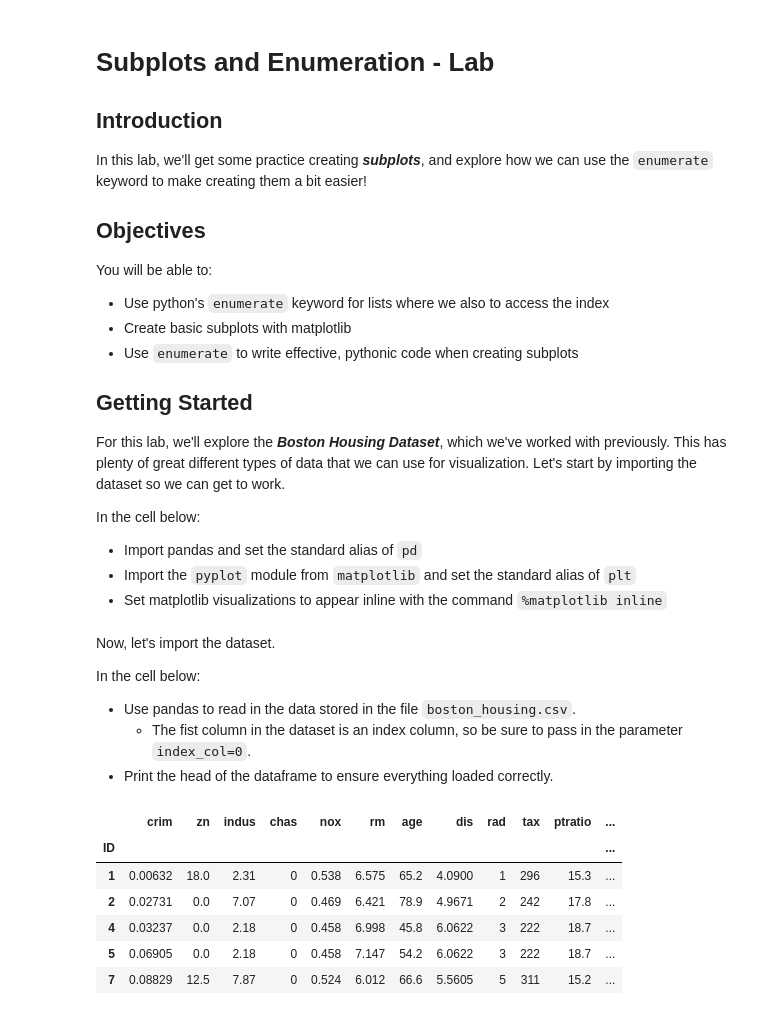
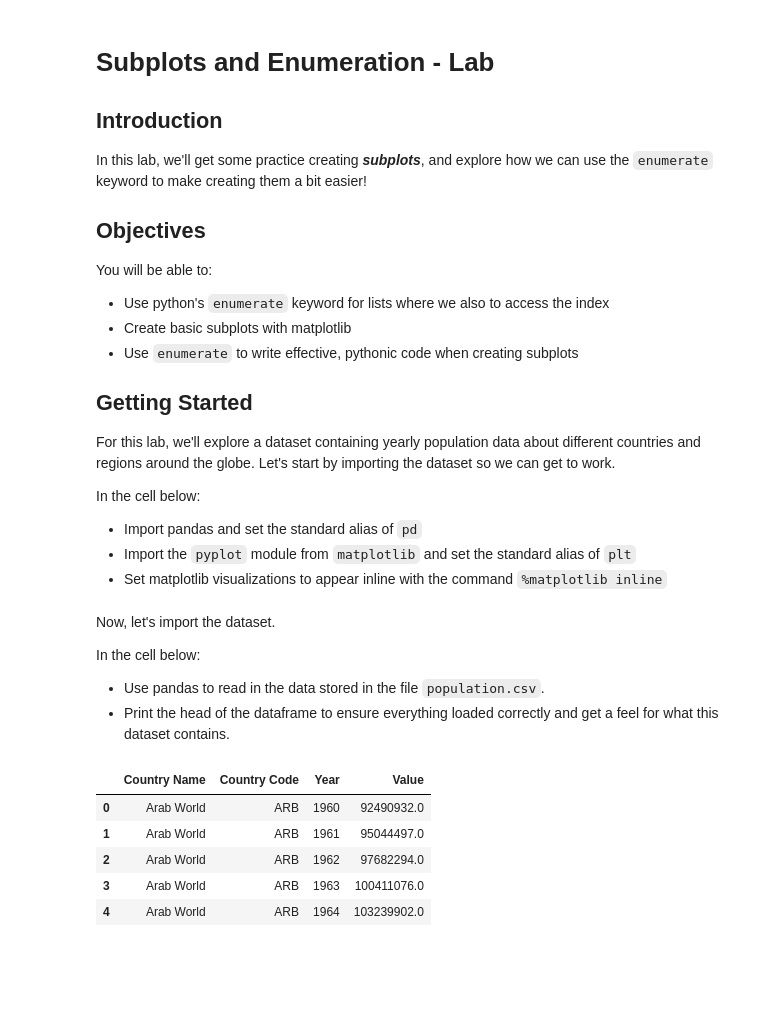
Before and after one commit to learn-co-curriculum/dsc-subplots-and-enumeration-lab, a Jupyter notebook: index.ipynb, the cells around one changed output. Cells and saved outputs as stored; diff of their text form; code cells hidden in the pictures; blank space fills up the shorter version.

```diff
--- a/index.ipynb
+++ b/index.ipynb
@@ -15,7 +15,7 @@ You will be able to:
 
 ## Getting Started
 
-For this lab, we'll explore the **_Boston Housing Dataset_**, which we've worked with previously. This has plenty of great different types of data that we can use for visualization. Let's start by importing the dataset so we can get to work.
+For this lab, we'll explore a dataset containing yearly population data about different countries and regions around the globe. Let's start by importing the dataset so we can get to work.
 
 In the cell below:
 
@@ -31,17 +31,15 @@ Now, let's import the dataset.
 
 In the cell below:
 
-* Use pandas to read in the data stored in the file `boston_housing.csv`.
-    * The fist column in the dataset is an index column, so be sure to pass in the parameter `index_col=0`.
-* Print the head of the dataframe to ensure everything loaded correctly.
+* Use pandas to read in the data stored in the file `population.csv`.
+* Print the head of the dataframe to ensure everything loaded correctly and get a feel for what this dataset contains.
 # %%
-df = pd.read_csv('boston_housing.csv', index_col=0)
+df = pd.read_csv('population.csv')
 df.head()
 # %% [output]
-|  | crim | zn | indus | chas | nox | rm | age | dis | rad | tax | ptratio | ... |
-| ID |  |  |  |  |  |  |  |  |  |  |  | ... |
-| 1 | 0.00632 | 18.0 | 2.31 | 0 | 0.538 | 6.575 | 65.2 | 4.0900 | 1 | 296 | 15.3 | ... |
-| 2 | 0.02731 | 0.0 | 7.07 | 0 | 0.469 | 6.421 | 78.9 | 4.9671 | 2 | 242 | 17.8 | ... |
-| 4 | 0.03237 | 0.0 | 2.18 | 0 | 0.458 | 6.998 | 45.8 | 6.0622 | 3 | 222 | 18.7 | ... |
-| 5 | 0.06905 | 0.0 | 2.18 | 0 | 0.458 | 7.147 | 54.2 | 6.0622 | 3 | 222 | 18.7 | ... |
-| 7 | 0.08829 | 12.5 | 7.87 | 0 | 0.524 | 6.012 | 66.6 | 5.5605 | 5 | 311 | 15.2 | ... |
+|  | Country Name | Country Code | Year | Value |
+| 0 | Arab World | ARB | 1960 | 92490932.0 |
+| 1 | Arab World | ARB | 1961 | 95044497.0 |
+| 2 | Arab World | ARB | 1962 | 97682294.0 |
+| 3 | Arab World | ARB | 1963 | 100411076.0 |
+| 4 | Arab World | ARB | 1964 | 103239902.0 |
```
Also changed, not shown: parts of 20 cells of this notebook, 6 other files.
